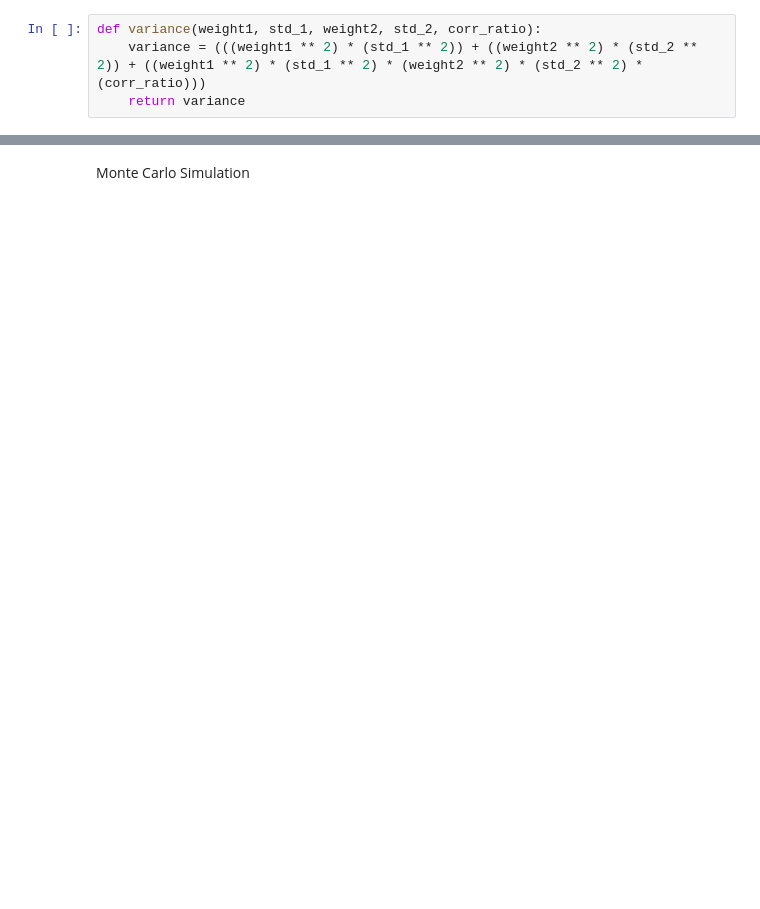
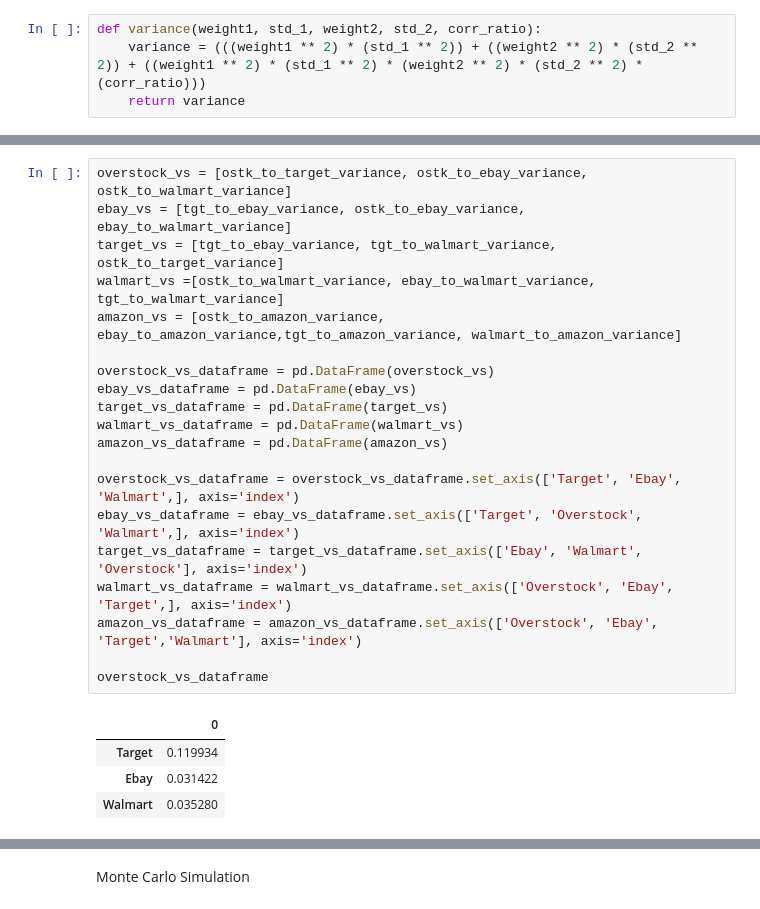
Before and after one commit to jojomani/modern_ecommerce_analysis, a Jupyter notebook: Modern_Variance_Analysis.ipynb, the cells around one changed output, grey strips where cells are left out. Saved outputs shown, nothing was run; the diff lists cells and outputs as text; blank space fills up the shorter version.

```diff
--- a/Modern_Variance_Analysis.ipynb
+++ b/Modern_Variance_Analysis.ipynb
@@ -380,0 +511,25 @@ print("Walmart and Amazon Portfolio Variance",walmart_to_amazon_percentage)
+# %%
+overstock_vs = [ostk_to_target_variance, ostk_to_ebay_variance, ostk_to_walmart_variance]
+ebay_vs = [tgt_to_ebay_variance, ostk_to_ebay_variance, ebay_to_walmart_variance]
+target_vs = [tgt_to_ebay_variance, tgt_to_walmart_variance,  ostk_to_target_variance]
+walmart_vs =[ostk_to_walmart_variance, ebay_to_walmart_variance, tgt_to_walmart_variance]
+amazon_vs = [ostk_to_amazon_variance, ebay_to_amazon_variance,tgt_to_amazon_variance, walmart_to_amazon_variance]
+
+overstock_vs_dataframe = pd.DataFrame(overstock_vs)
+ebay_vs_dataframe = pd.DataFrame(ebay_vs)
+target_vs_dataframe = pd.DataFrame(target_vs)
+walmart_vs_dataframe = pd.DataFrame(walmart_vs)
+amazon_vs_dataframe = pd.DataFrame(amazon_vs)
+
+overstock_vs_dataframe = overstock_vs_dataframe.set_axis(['Target', 'Ebay', 'Walmart',], axis='index')
+ebay_vs_dataframe = ebay_vs_dataframe.set_axis(['Target', 'Overstock', 'Walmart',], axis='index')
+target_vs_dataframe = target_vs_dataframe.set_axis(['Ebay', 'Walmart', 'Overstock'], axis='index')
+walmart_vs_dataframe = walmart_vs_dataframe.set_axis(['Overstock', 'Ebay', 'Target',], axis='index')
+amazon_vs_dataframe = amazon_vs_dataframe.set_axis(['Overstock', 'Ebay', 'Target','Walmart'], axis='index')
+
+overstock_vs_dataframe
+# %% [output]
+|  | 0 |
+| Target | 0.119934 |
+| Ebay | 0.031422 |
+| Walmart | 0.035280 |
```
Also changed, not shown: parts of 45 cells of this notebook.
